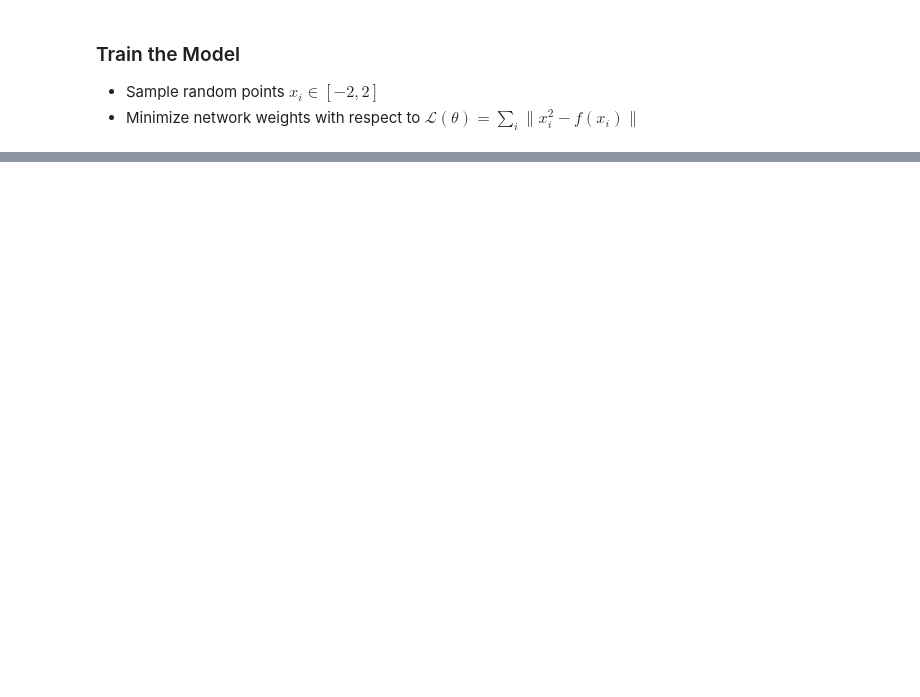
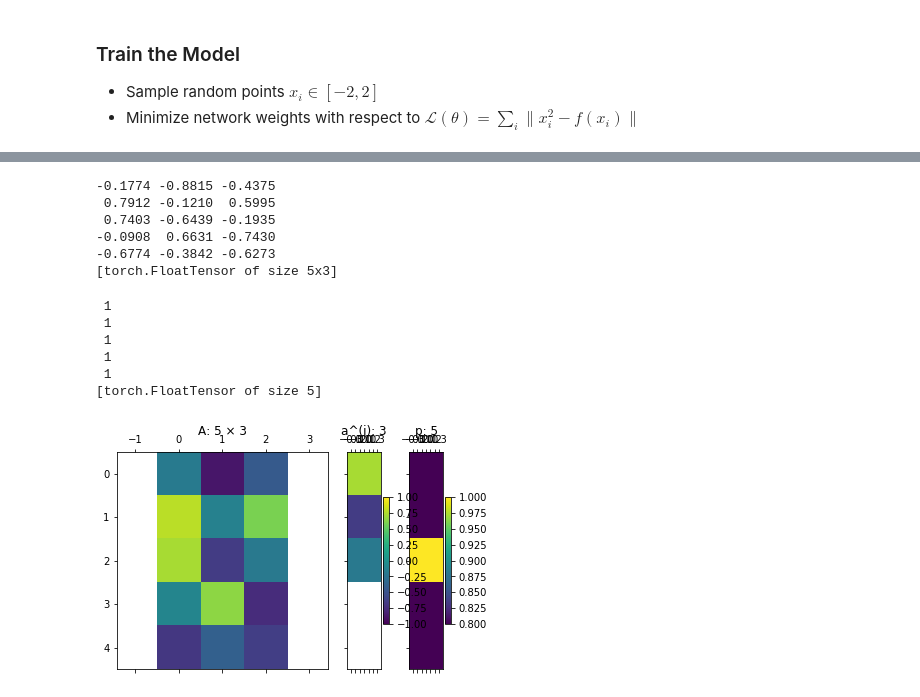
Before and after one commit to kheraAniruddh/Pytorch--Deep-Learning, a Jupyter notebook: TestTorch.ipynb, the cells around one changed output, grey strips where cells are left out. Cells and saved outputs as stored; diff of their text form; code cells hidden in the pictures; blank space fills up the shorter version.

```diff
--- a/TestTorch.ipynb
+++ b/TestTorch.ipynb
@@ -561,0 +601,48 @@ Text(0,0.5,'loss')
+# %%
+ A = torch.nn.functional.normalize(torch.randn(5, 3), 2, 1);A
+# %% [output]
+-0.1774 -0.8815 -0.4375
+ 0.7912 -0.1210  0.5995
+ 0.7403 -0.6439 -0.1935
+-0.0908  0.6631 -0.7430
+-0.6774 -0.3842 -0.6273
+[torch.FloatTensor of size 5x3]
+# %%
+A.norm(2, 1)
+# %% [output]
+ 1
+ 1
+ 1
+ 1
+ 1
+[torch.FloatTensor of size 5]
+# %%
+def show_mat(mat, vect, prod, threshold=-1):
+    # Subplot grid definition
+    fig, (ax1, ax2, ax3) = plt.subplots(1, 3, sharex=False, sharey=True,
+                                        gridspec_kw={'width_ratios':[5,1,1]})
+    # Plot matrices
+    cax1 = ax1.matshow(mat.numpy(), clim=(-1, 1))
+    ax2.matshow(vect.numpy(), clim=(-1, 1))
+    cax3 = ax3.matshow(prod.numpy(), clim=(threshold, 1))
+
+    # Set titles
+    ax1.set_title(f'A: {mat.size(0)} \u00D7 {mat.size(1)}')
+    ax2.set_title(f'a^(i): {vect.numel()}')
+    ax3.set_title(f'p: {prod.numel()}')
+
+    # Plot colourbars
+    plt.colorbar(cax1, ax=ax2)
+    plt.colorbar(cax3, ax=ax3)
+
+    # Fix y-axis limits
+    plt.ylim(ymin=max(len(prod), len(vect)) - 0.5)
+# %%
+import random
+# A = torch.nn.functional.normalize(torch.randn(10, 3), 2, 1)
+a = A[[random.randrange(10)],:].t()
+p = A @ a
+# p = torch.abs(A @ a)
+show_mat(A, a, p, 0.8)
+# %% [output]
+[figure, added]
```
Also changed, not shown: parts of 25 cells of this notebook.
